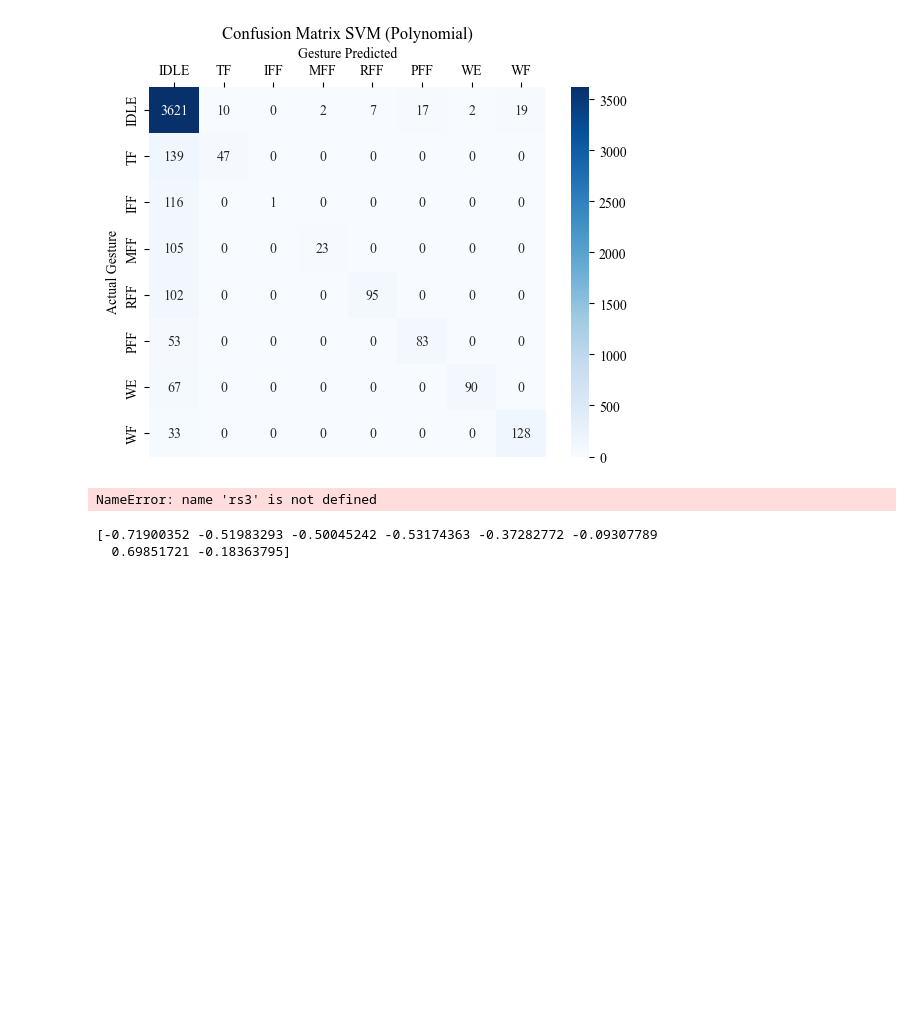
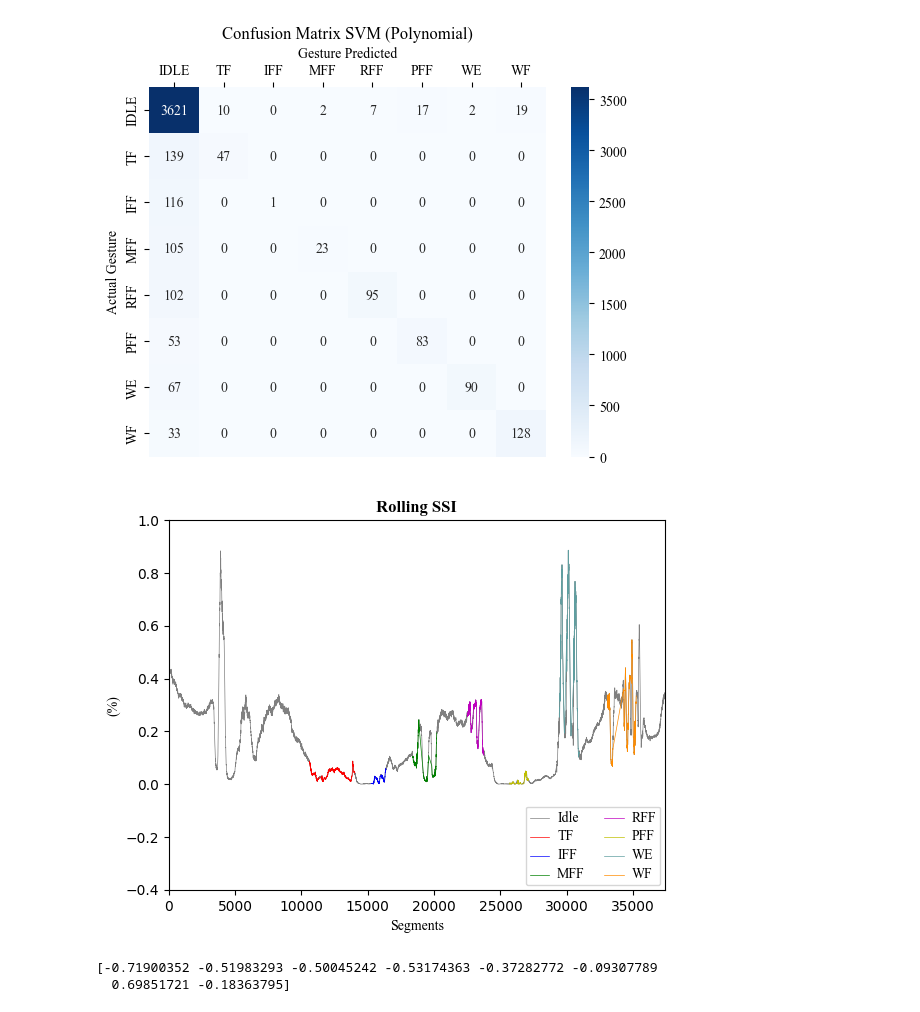
Before and after one commit to sofiahernandezp/code, a Jupyter notebook: mindrove_test/plot_emg.ipynb, the cells around one changed output. Drawn from its saved outputs; the diff is of its cells as text; code cells hidden in the pictures; blank space fills up the shorter version.

```diff
--- a/mindrove_test/plot_emg.ipynb
+++ b/mindrove_test/plot_emg.ipynb
@@ -1183,7 +1182,7 @@ from sklearn.preprocessing import MinMaxScaler
 from sklearn import preprocessing
 import numpy as np
 #repeat for each subject changing id number
-id = 1
+id = 3
 dataval= dataframes[id]
 emgval = np.abs(dataval.iloc[:,2:10] * 0.045)
 data = np.array(emgval)
@@ -1204,7 +1203,7 @@ newdata[:, 1:] = normalized_data
 #SECOND: ROLLING MEAN FOR EACH COLUMN
 import pandas as pd
 newdata = pd.DataFrame(newdata) #convert to dataframe
-roll = newdata.rolling(window=10, step=8).mean()
+roll = newdata.rolling(window=10, step=1).mean()
 #np.savetxt("rm.csv", roll, delimiter=",")
 roll2 = np.zeros(roll.shape)
 #For subject #4 eliminate one repetition of task 1 (it has been found that there are 2 repetitions instead of 3 for task 1 in subject 4)
@@ -1221,8 +1220,8 @@ for i in range(1,(len(roll))):
         elif not roll.iloc[i,0] == 0 and roll.iloc[i,0] >= (repetitions[count]/2):
             roll2[i,0] = repetitions[count]
 #eliminate first 2 values NaN
-roll2[2:,1:]= roll.iloc[2:,1:]
-roll3 = roll2[2:,:]
+roll2[9:,1:]= roll.iloc[9:,1:]
+roll3 = roll2[9:,:]
 #change the csv name according to the subject
 np.savetxt("data/EMG/rm1.csv", roll3, delimiter=",")
 # %%
@@ -1246,7 +1245,7 @@ from sklearn.preprocessing import MinMaxScaler
 from sklearn import preprocessing
 import numpy as np
 #repeat for each subject changing id number
-id = 1
+id = 3
 dataval= dataframes[id]
 emgval = np.abs(dataval.iloc[:,2:10] * 0.045)
 data = np.array(emgval)
@@ -1268,7 +1267,7 @@ newdata[:, 1:] = normsquared
 #SECOND: ROLLING SSI FOR EACH COLUMN
 import pandas as pd
 newdata = pd.DataFrame(newdata) #convert to dataframe
-roll = newdata.rolling(window=10, step=8).mean()
+roll = newdata.rolling(window=10, step=1).mean()
 #np.savetxt("rm.csv", roll, delimiter=",")
 roll2 = np.zeros(roll.shape)
 #For subject #4 eliminate one repetition of task 1 (it has been found that there are 2 repetitions instead of 3 for task 1 in subject 4)
@@ -1285,10 +1284,10 @@ for i in range(1,(len(roll))):
         elif not roll.iloc[i,0] == 0 and roll.iloc[i,0] >= (repetitions[count]/2):
             roll2[i,0] = repetitions[count]
 #eliminate first 2 values NaN
-roll2[2:,1:]= roll.iloc[2:,1:]
-roll3 = roll2[2:,:]
+roll2[9:,1:]= roll.iloc[9:,1:]
+roll3 = roll2[9:,:]
 #change the csv name according to the subject
-np.savetxt("data/EMG/rs1.csv", roll3, delimiter=",")
+np.savetxt("data/EMG/rs3.csv", roll3, delimiter=",")
 # %%
 #Join 5 subjects
 rs1 = pd.read_csv("data/EMG/rs1.csv", header = None)
@@ -1398,25 +1397,13 @@ from sklearn.preprocessing import MinMaxScaler
 from sklearn import preprocessing
 import pandas as pd
 
-id = 3
-dataval= dataframes[id]
-emgval = np.abs(dataval.iloc[:,2:10] * 0.045)
-data = np.array(emgval)
-normalized_data = np.empty_like(data)
-scalers = []
-for i in range(data.shape[1]):
-    scaler = MinMaxScaler(feature_range=(-1, 1))
-    scaler.fit(data[:, i].reshape(-1, 1))
-    scalers.append(scaler)
-for i, scaler in enumerate(scalers):
-    normalized_data[:, i] = scaler.transform(data[:, i].reshape(-1, 1)).flatten()
 
 
-emgval = rs3.iloc[:,1]
-samples = list(range(0,4674))
+emgval = roll3[:,1]
+samples = list(range(0,len(emgval)))
 
 time = samples
-taskcolumn = rm3.iloc[:,0]
+taskcolumn = roll3[:,0]
 store0=[]
 store1=[]
 store2=[]
@@ -1431,40 +1418,40 @@ for p in range(len(taskcolumn)):
        store1.append(p)
     elif taskcolumn[p] == 2:
        store2.append(p)
     elif taskcolumn[p] == 3:
        store3.append(p)
     elif taskcolumn[p] == 4:
        store4.append(p)
     elif taskcolumn[p] == 5:
        store5.append(p)
     elif taskcolumn[p] == 6:
        store6.append(p)
     elif taskcolumn[p] == 7:
        store7.append(p)
     elif taskcolumn[p] == 0:
        store0.append(p)
 
 #plt.plot(time[store0],emgval[store0],'gray')
 plt.plot(time, emgval,'gray',linewidth=0.5)
 plt.plot(store1,emgval[store1],'r',linewidth=0.5)
 plt.plot(store2,emgval[store2],'b',linewidth=0.5)
 plt.plot(store3,emgval[store3],'g',linewidth=0.5)
 plt.plot(store4,emgval[store4],'m',linewidth=0.5)
 plt.plot(store5,emgval[store5],'y',linewidth=0.5)
 plt.plot(store6,emgval[store6],'cadetblue',linewidth=0.5)
 plt.plot(store7,emgval[store7],'darkorange',linewidth=0.5)
 
-plt.xlabel('Samples',fontname="Times New Roman",fontweight=15)
-plt.ylabel('Rolling SSI (%)',fontname="Times New Roman")
-plt.title('Subject #3 Channel #1',fontname="Times New Roman", fontweight="bold")
-plt.xlim(0,4674)
-plt.ylim(-0.5,1)
+plt.xlabel('Segments',fontname="Times New Roman",fontweight=15)
+plt.ylabel( '(%)',fontname="Times New Roman")
+plt.title('Rolling SSI',fontname="Times New Roman", fontweight="bold")
+plt.xlim(0,37393)
+plt.ylim(-0.4,1)
 
-L = plt.legend(["Idle","Thumb flexion","Index finger flexion","Middle finger flexion","Ring finger flexion","Pinky finger flexion","Wrist extension (outward)","Wrist flexion (inward)"],loc ='lower right',prop={'size':7}, ncol = 2)
+L = plt.legend(["Idle","TF","IFF","MFF","RFF","PFF","WE","WF"],loc ='lower right',prop={'size':7}, ncol = 2)
 plt.setp(L.texts, family='Times New Roman',fontsize = 10)
 plt.show()
 # %% [output]
-NameError: name 'rs3' is not defined
+[figure, added]
 # %%
 # PRUEBA
 # NORMALIZATION A MANO
```
Also changed, not shown: parts of 7 cells of this notebook.
